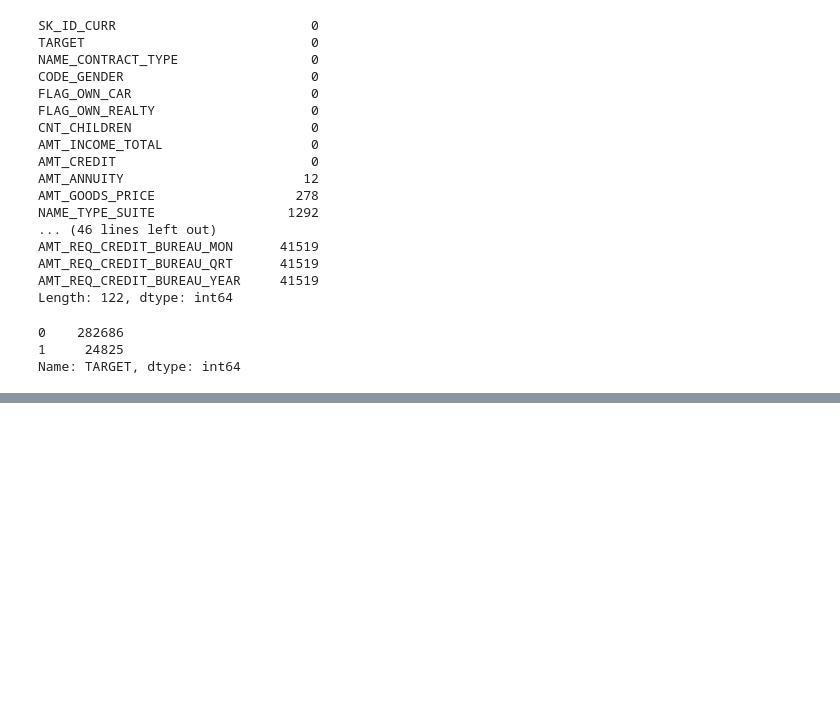
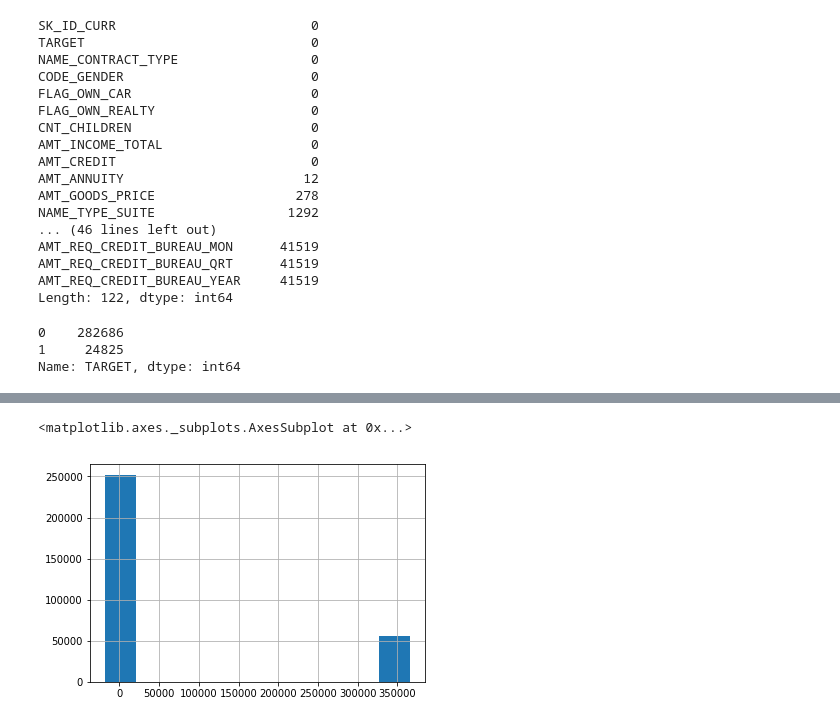
Before and after one commit to dongzhang84/Kaggle, a Jupyter notebook: Home_Credit.ipynb, the cells around one changed output, grey strips where cells are left out. Drawn from its saved outputs; the diff is of its cells as text; code cells hidden in the pictures; blank space fills up the shorter version.

```diff
--- a/Home_Credit.ipynb
+++ b/Home_Credit.ipynb
@@ -229,0 +400,5 @@ Name: AMT_GOODS_PRICE, Length: 1002, dtype: int64
+# %%
+df_train['DAYS_EMPLOYED'].hist()
+# %% [output]
+<matplotlib.axes._subplots.AxesSubplot at 0x...>
+[figure, added]
```
Also changed, not shown: parts of 30 cells of this notebook.
